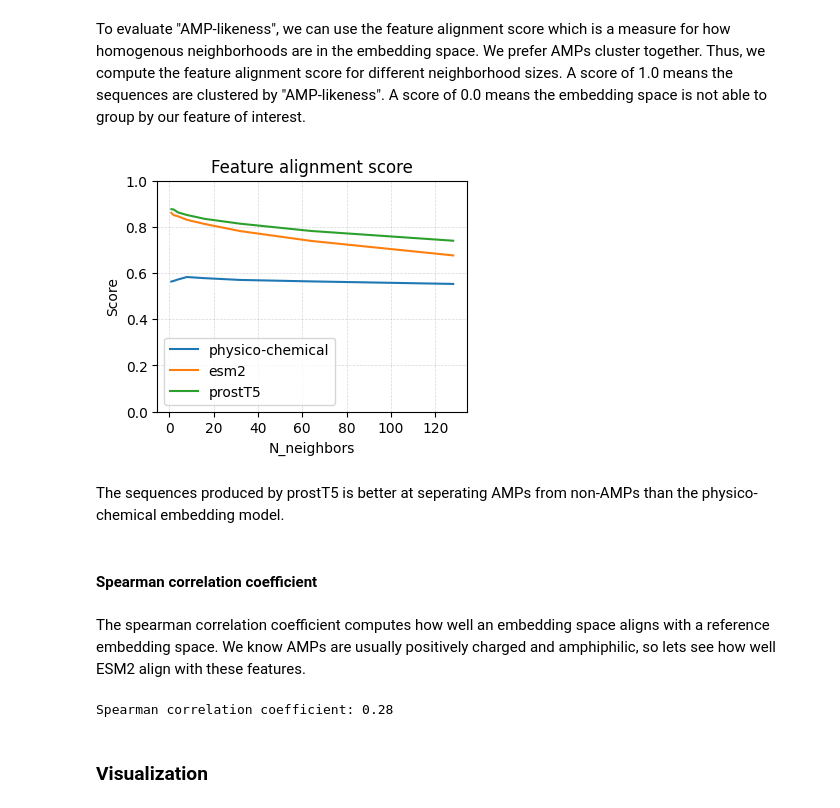
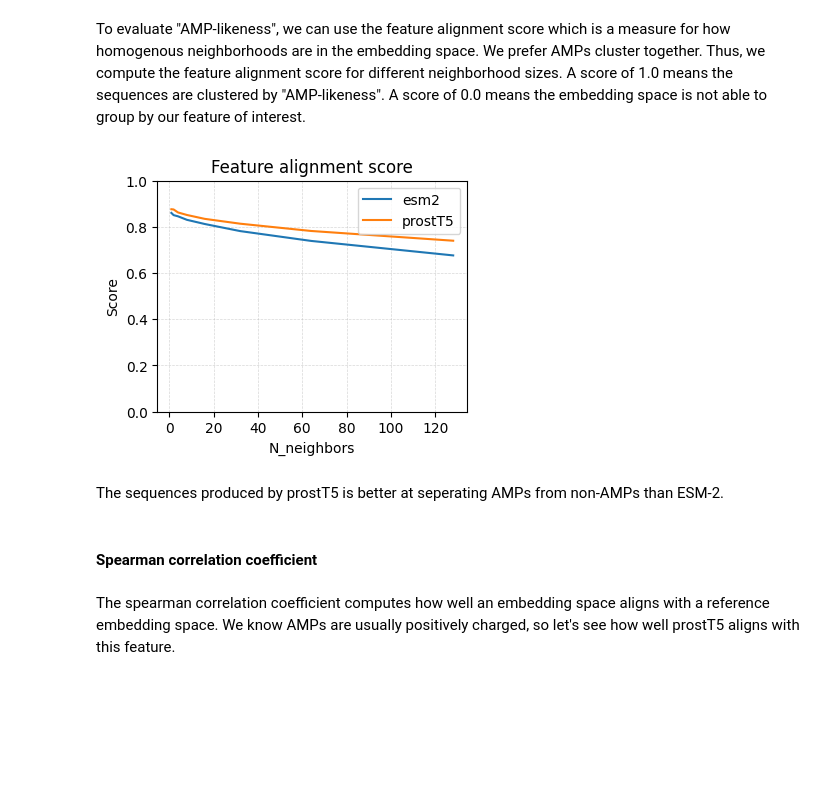
Before and after one commit to szczurek-lab/seqme, a Jupyter notebook: docs/tutorials/diagnostics.ipynb, the cells around one changed output. Drawn from its saved outputs; the diff is of its cells as text; code cells hidden in the pictures; blank space fills up the shorter version.

```diff
--- a/docs/tutorials/diagnostics.ipynb
+++ b/docs/tutorials/diagnostics.ipynb
@@ -37,12 +37,7 @@ data = {
 Let's setup the cache.
 # %%
 models = {
-    "physico-chemical": sm.models.Concatenate(
-        predictors=[
-            sm.models.MinMaxNorm(sm.models.AliphaticIndex()),
-            sm.models.MinMaxNorm(sm.models.Charge()),
-        ]
-    ),
+    "charge": sm.models.Charge(),
     "esm2": sm.models.Esm2(
         model_name=sm.models.Esm2Checkpoint.t6_8M,
         batch_size=256,
@@ -73,27 +68,18 @@ sequences = np.hstack((negatives, positives))
 To evaluate "AMP-likeness", we can use the feature alignment score which is a measure for how homogenous neighborhoods are in the embedding space. We prefer AMPs cluster together. Thus, we compute the feature alignment score for different neighborhood sizes. A score of 1.0 means the sequences are clustered by "AMP-likeness". A score of 0.0 means the embedding space is not able to group by our feature of interest.
 # %%
 n_neighbours = [1, 2, 4, 8, 16, 32, 64, 128]
-
-fig, ax = plt.subplots(figsize=(4, 3))
-for model_name in models.keys():
-    xs = cache.model(model_name)(sequences)
-    sm.utils.plot_feature_alignment_score(xs, labels, n_neighbours, label=model_name, ax=ax)
-# %% [output]
-[figure, removed]
-# %% [markdown]
-The sequences produced by prostT5 is better at seperating AMPs from non-AMPs than the physico-chemical embedding model.
+# %%
+embedding_models = ["esm2", "prostT5"]
+
+fig, ax = plt.subplots(figsize=(4, 3))
+for model_name in embedding_models:
+    xs = cache.model(model_name)(sequences)
+    sm.utils.plot_feature_alignment_score(xs, labels, n_neighbours, label=model_name, ax=ax)
+# %% [output]
+[figure, added]
 # %% [markdown]
-#### Spearman correlation coefficient
+The sequences produced by prostT5 is better at seperating AMPs from non-AMPs than ESM-2.
 # %% [markdown]
-The spearman correlation coefficient computes how well an embedding space aligns with a reference embedding space. We know AMPs are usually positively charged and amphiphilic, so lets see how well ESM2 align with these features.
+#### Spearman correlation coefficient
-# %%
-xs_esm2 = cache.model("prostT5")(sequences)
-xs_physico = cache.model("physico-chemical")(sequences)
-
-score = sm.utils.spearman_correlation_coefficient(xs_esm2, xs_physico)
-
-print(f"Spearman correlation coefficient: {score:.2f}")
-# %% [output]
-Spearman correlation coefficient: 0.28
-# %% [markdown]
-### Visualization
+# %% [markdown]
+The spearman correlation coefficient computes how well an embedding space aligns with a reference embedding space. We know AMPs are usually positively charged, so let's see how well prostT5 aligns with this feature.
```
Also changed, not shown: parts of 56 cells of this notebook, 19 other files.
